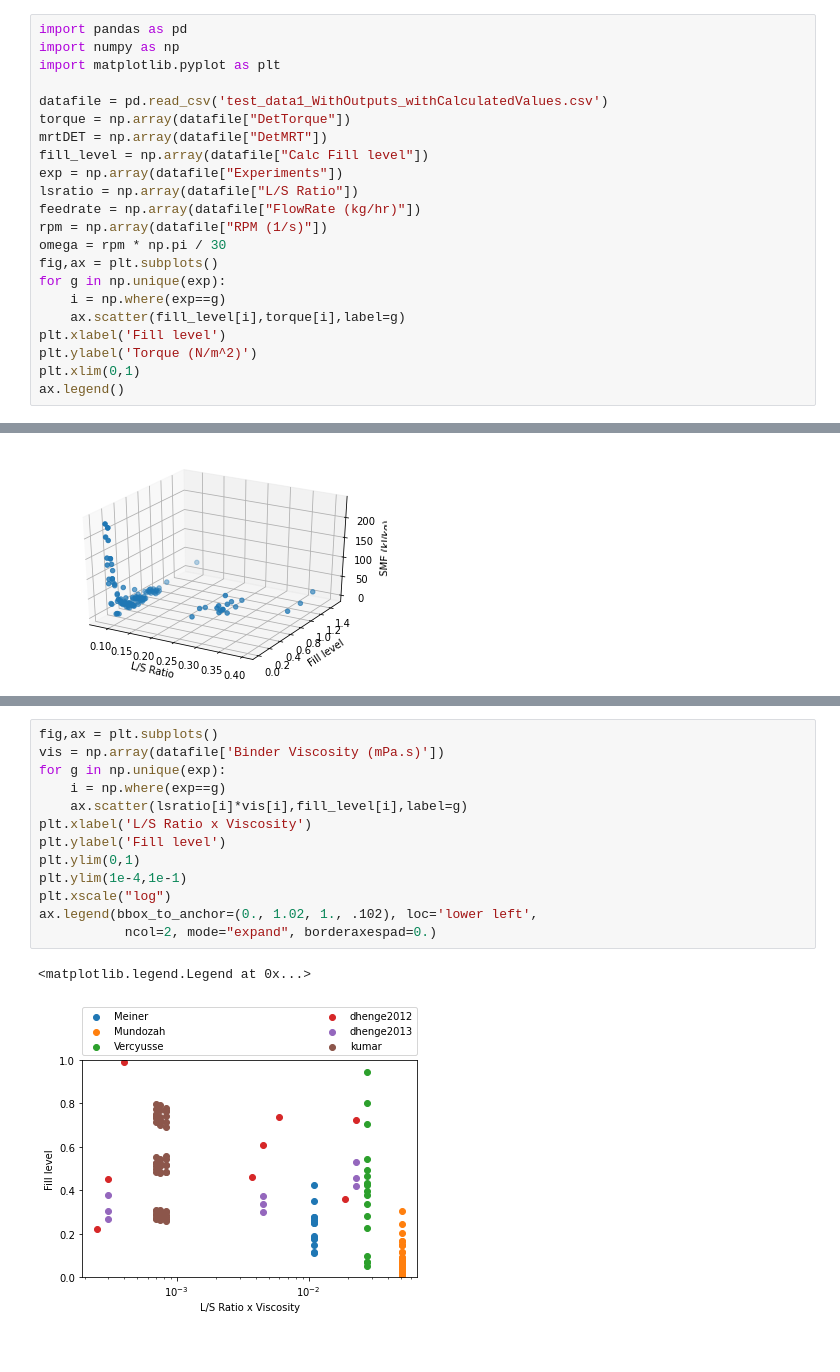
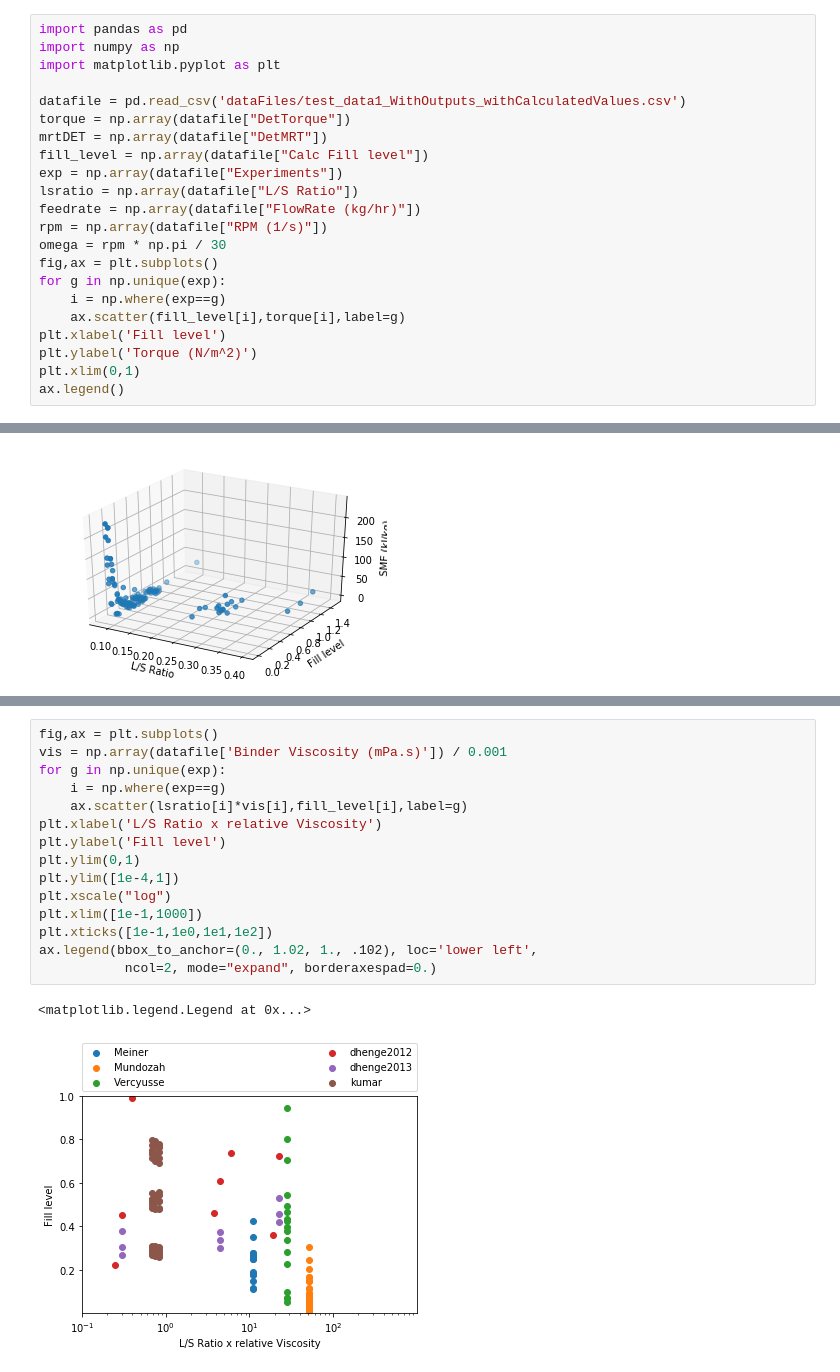
Before and after one commit to csampat/Physics-Constrained-Supervised-Autoencoders-, a Jupyter notebook: src/3dplot_fill.ipynb, the cells around one changed output, grey strips where cells are left out. Saved outputs shown, nothing was run; the diff lists cells and outputs as text.

```diff
--- a/src/3dplot_fill.ipynb
+++ b/src/3dplot_fill.ipynb
@@ -3,7 +3,7 @@ import pandas as pd
 import numpy as np
 import matplotlib.pyplot as plt
 
-datafile = pd.read_csv('test_data1_WithOutputs_withCalculatedValues.csv')
+datafile = pd.read_csv('dataFiles/test_data1_WithOutputs_withCalculatedValues.csv')
 torque = np.array(datafile["DetTorque"])
 mrtDET = np.array(datafile["DetMRT"])
 fill_level = np.array(datafile["Calc Fill level"])
@@ -93,16 +93,18 @@ ax.legend(bbox_to_anchor=(0., 1.02, 1., .102), loc='lower left',
 # %%
 fig,ax = plt.subplots()
-vis = np.array(datafile['Binder Viscosity (mPa.s)'])
+vis = np.array(datafile['Binder Viscosity (mPa.s)']) / 0.001
 for g in np.unique(exp):
     i = np.where(exp==g)
     ax.scatter(lsratio[i]*vis[i],fill_level[i],label=g)
-plt.xlabel('L/S Ratio x Viscosity')
+plt.xlabel('L/S Ratio x relative Viscosity')
 plt.ylabel('Fill level')
 plt.ylim(0,1)
-plt.ylim(1e-4,1e-1)
+plt.ylim([1e-4,1])
 plt.xscale("log")
+plt.xlim([1e-1,1000])
+plt.xticks([1e-1,1e0,1e1,1e2])
 ax.legend(bbox_to_anchor=(0., 1.02, 1., .102), loc='lower left',
            ncol=2, mode="expand", borderaxespad=0.)
 # %% [output]
 <matplotlib.legend.Legend at 0x...>
-[figure, old version]
+[figure, new version]
```
Also changed, not shown: parts of 7 cells of this notebook, 2 other files.
